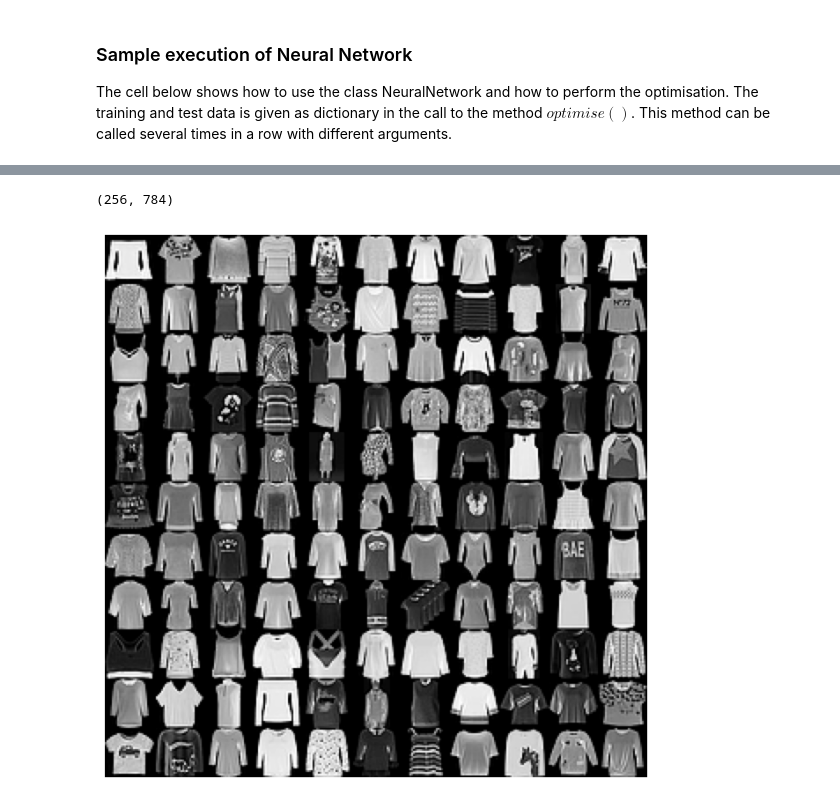
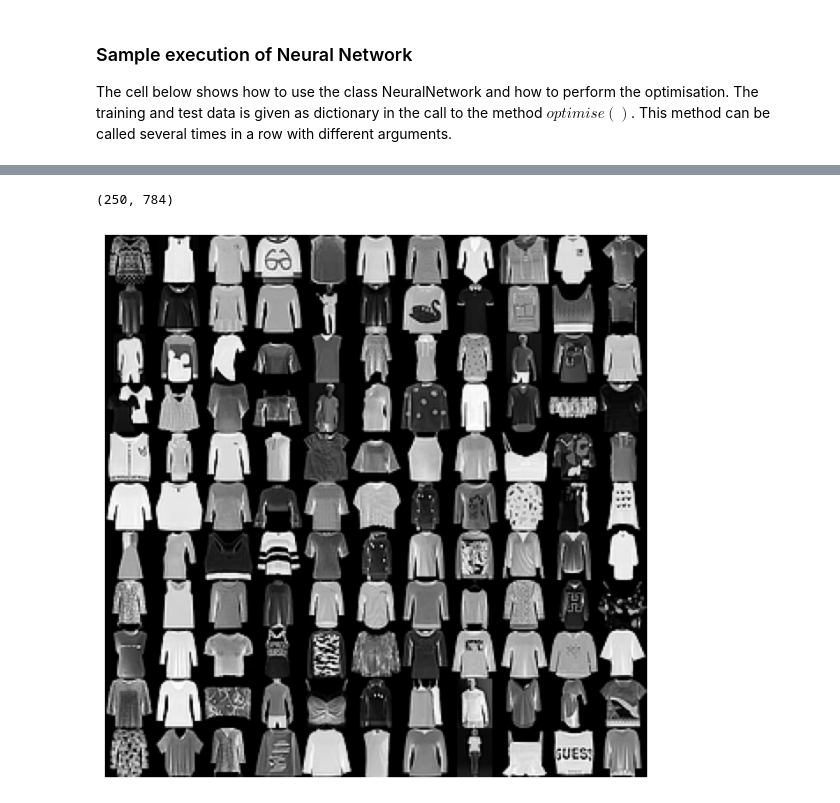
Before and after one commit to diegofrl/DeLearn23-24_PWs, a Jupyter notebook: PW1/generalised_perceptron_stud.ipynb, the cells around one changed output, grey strips where cells are left out. Drawn from its saved outputs; the diff is of its cells as text; code cells hidden in the pictures.

```diff
--- a/PW1/generalised_perceptron_stud.ipynb
+++ b/PW1/generalised_perceptron_stud.ipynb
@@ -562,17 +576,17 @@ Final error rates:  [0.037714285714285714, 0.03728571428571428, 0.036, 0.0368571
 # %%
 #analyse false classified training or test images
-y_pred = np.round(NNet.propagate(data['x_test']))
+y_pred = np.round(NNet_MSE.propagate(data['x_test']))
 false_classifications = data['x_test'][(y_pred != data['y_test'])[:,0]]
 
 print(false_classifications.shape)
 
 #append rows x cols tiles of digits
 rows = 11
 cols = 11
 #figure size can be set
 fig_size = [8,8]
 
 plot_tiles(false_classifications, rows, cols, fig_size)
 # %% [output]
-(256, 784)
+(250, 784)
-[figure, old version]
+[figure, new version]
```
Also changed, not shown: parts of 4 cells of this notebook.
